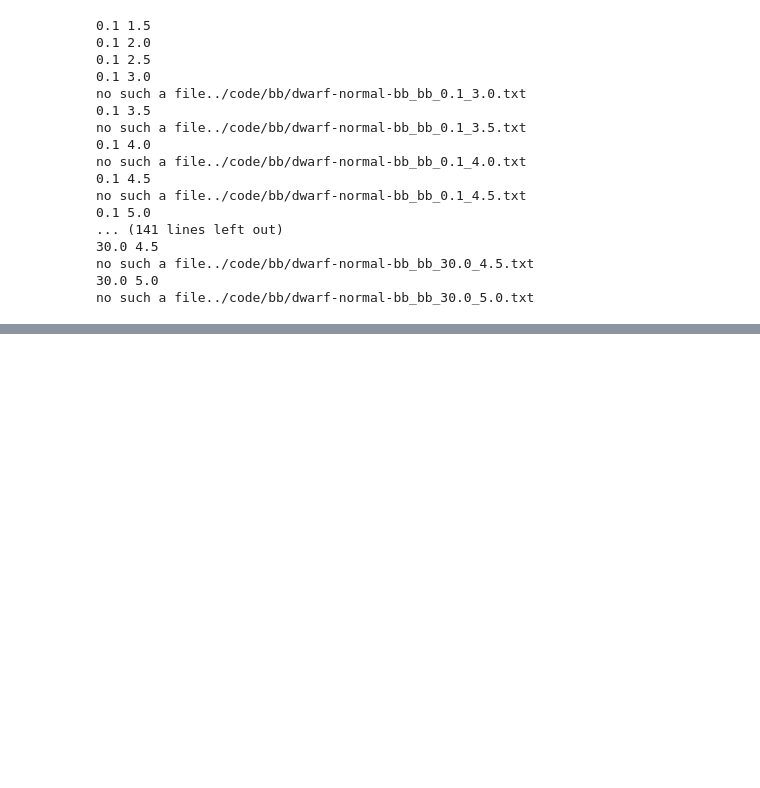
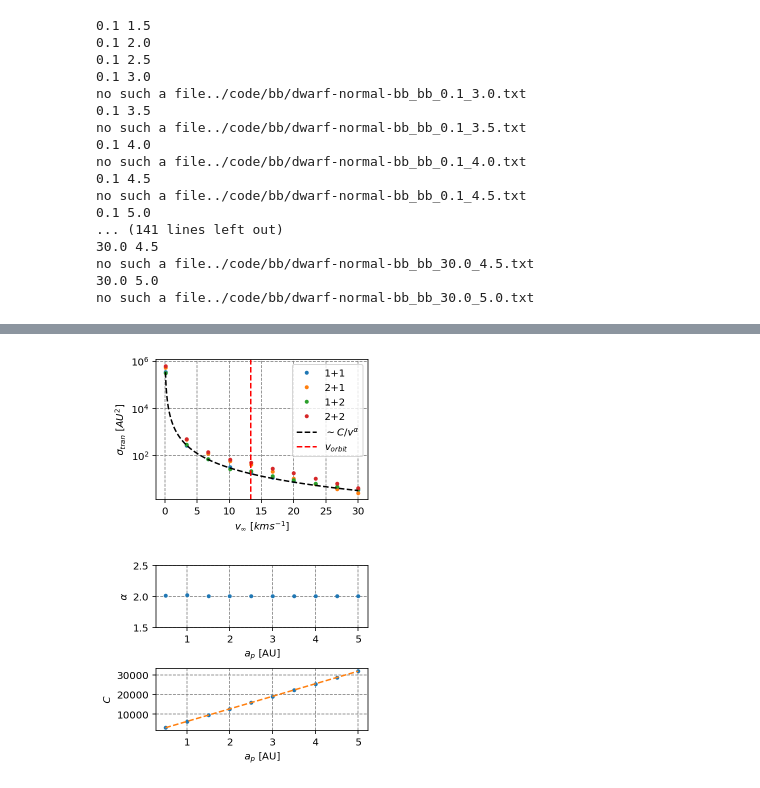
Before and after one commit to YihanWangAstro/planet-app, a Jupyter notebook: process/planet-app.ipynb, the cells around one changed output, grey strips where cells are left out. Saved outputs shown, nothing was run; the diff lists cells and outputs as text; code cells hidden in the pictures; blank space fills up the shorter version.

```diff
--- a/process/planet-app.ipynb
+++ b/process/planet-app.ipynb
@@ -1316,6 +1502,34 @@ def ej_c(df,aj=1):
     nx = N*df['ejection']
     er = np.sqrt(nx)/N
     y= (np.pi*df['b_max']**2*df['ejection'])[mask]
+    err=(np.pi*df['b_max']**2*er)[mask]
+    return x,y, err
+
+def coll_c(df,aj=1):
+    N=1000000
+
+    mask = df['aj']==aj
+
+    x = df['vel'][mask]
+
+
+    nx = N*(df['s_coll']+df['p_coll'])
+    er = np.sqrt(nx)/N
+    y= (np.pi*df['b_max']**2*(df['s_coll']+df['p_coll']))[mask]
+    err=(np.pi*df['b_max']**2*er)[mask]
+    return x,y, err
+
+def trans_c(df,aj=1):
+    N=1000000
+
+    mask = df['aj']==aj
+
+    x = df['vel'][mask]
+
+
+    nx = N*(df['trans'])
+    er = np.sqrt(nx)/N
+    y= (np.pi*df['b_max']**2*(df['trans']))[mask]
     err=(np.pi*df['b_max']**2*er)[mask]
     return x,y, err
 
@@ -1338,7 +1552,7 @@ def end_c(df,aj=1):
         err=(np.pi*df['b_max']**2*er)[mask]
         return x, y, err
 
-def show_fitting(ssdf,sbdf,bsdf,bbdf):
+def show_fitting(ssdf,sbdf,bsdf,bbdf,a_s=10*AU, ms=1,ms1=1):
     fig = plt.figure(figsize=(4,6))
     ax = fig.add_subplot(2,1,1)
 
@@ -1355,7 +1569,7 @@ def show_fitting(ssdf,sbdf,bsdf,bbdf):
 
 
 
-   # a,b = optimize.curve_fit(fitting, ssx, ssy, p0=[10**4, 2], check_finite=True,absolute_sigma=True)
+    a,b = optimize.curve_fit(fitting, ssx, ssy, p0=[10**4, 2], check_finite=True,absolute_sigma=True)
 
 
     v=np.linspace(0.1,30,1000)
@@ -1364,14 +1578,14 @@ def show_fitting(ssdf,sbdf,bsdf,bbdf):
 
     #ax.plot(v, a[0]/v**a[1],ls='-', lw=3,label='$\sim 1/v^{2.03}$',color='g',alpha=0.8)
 
-    #ax.plot(v, a[0]/v**a[1],ls='--',label='$\sim 1/v^{2.03}$',color='k')
-
+    ax.plot(v, a[0]/v**a[1],ls='--',label='$\sim C/v^{\\alpha}$',color='k')
+    ax.axvline(np.sqrt((ms+ms1)/a_s)/KMS,ls='--',label='$v_{orbit}$',color='r')
     plt.yscale('log')
 
 
     plt.legend(loc=1,ncol=1)
     plt.xlabel('$v_\infty$ [$kms^{-1}$]')
-    plt.ylabel('$\sigma_{ej}$ [$AU^2$]')
+    plt.ylabel('$\sigma_{tran}$ [$AU^2$]')
     plt.grid(True)
 
     #savefig(plt,'cross-section-ejection')
@@ -1388,36 +1602,39 @@ def show_fitting(ssdf,sbdf,bsdf,bbdf):
     for a in aj:
 
         ssx ,ssy, sse = ej_c(ssdf,a)
 
         af,bf = optimize.curve_fit(fitting, ssx, ssy,p0=[10**4, 2])
         c.append(af[0])
         p.append(af[1])
         ec.append(bf[0][0])
         ep.append(bf[1][1])
 
 
 
     ax.plot(aj,p,'.')
     ax.set_ylim([1.5,2.5])
-
-    ax.set_xticklabels('')
+    #ax.set_xticks('')
+    #ax.set_xticklabels('')
     ax.set_ylabel(r'$\alpha$')
+    ax.set_xlabel('$a_p$ [AU]')
     plt.grid(True)
 
     ax=fig.add_subplot(4,1,4)
     ax.plot(aj,np.array(c),'.')
     fit_p=np.polyfit(aj,c,1)
 
 
     ax.plot(aj,(np.array(aj)*fit_p[0]+fit_p[1]),'--')
     ax.set_xlabel('$a_p$ [AU]')
     ax.set_ylabel('$C$')
 
     plt.tight_layout(h_pad=0,w_pad=0)
     plt.grid(True)
-    #savefig(plt,'cross-section-fitting')
+    savefig(plt,'cross-section-fitting')
 
 show_fitting(ssdf,sbdf, bsdf, bbdf)
+# %% [output]
+[figure, added]
 # %%
 def v_c_1_1(ms, mj, aj, ms1):
     m_s = ms+mj
```
Also changed, not shown: parts of 23 cells of this notebook, 1 other file.
